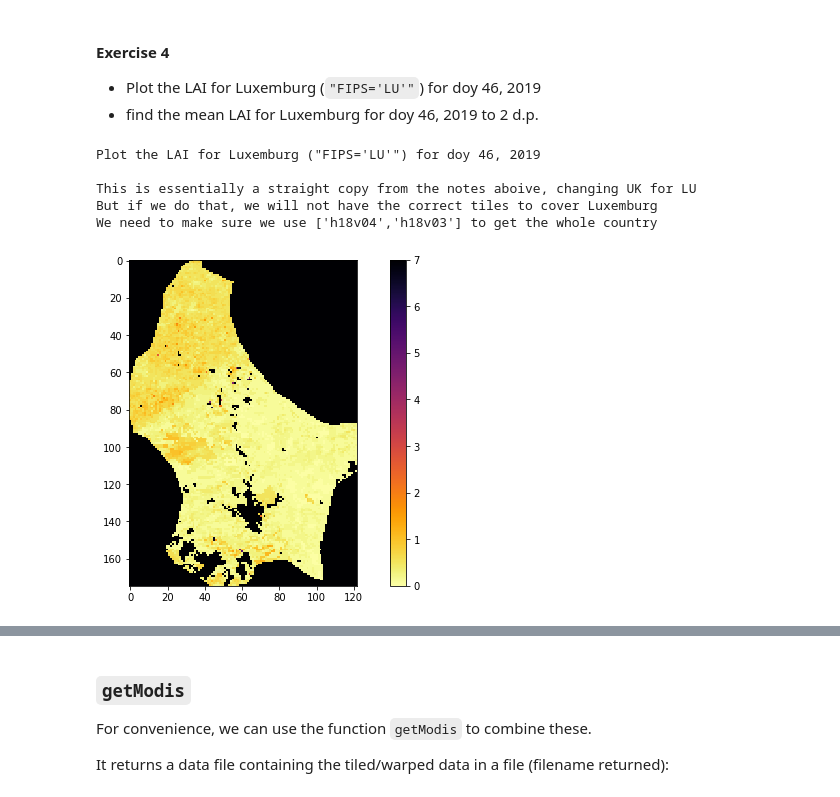
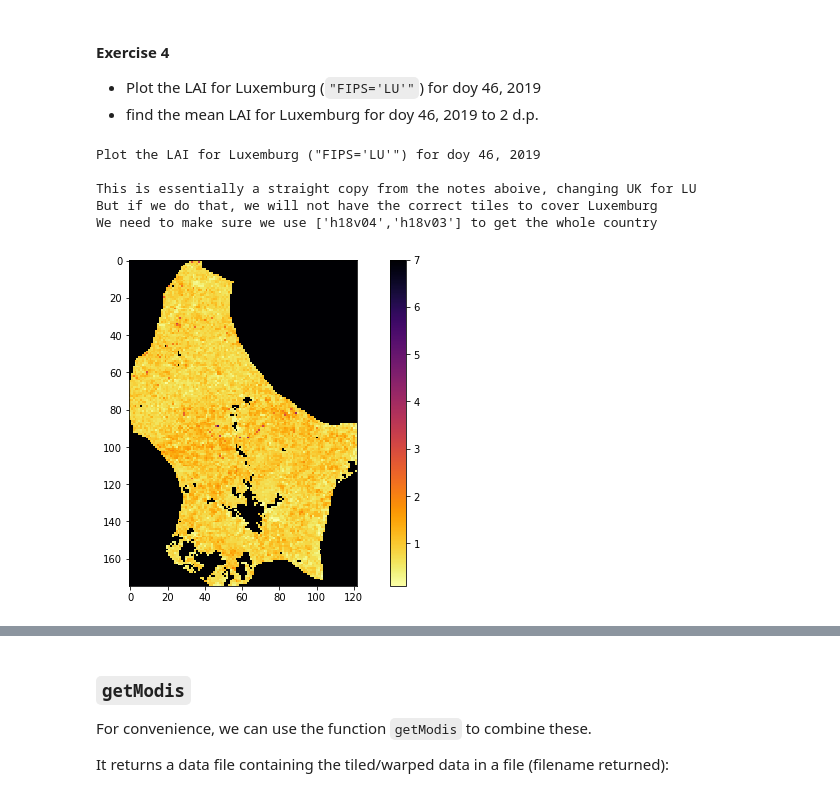
Before and after one commit to UCL-EO/geog0111, a Jupyter notebook: notebooks/040a_GDAL_mosaicing_and_masking_VIIRS.ipynb, the cells around one changed output, grey strips where cells are left out. Cells and saved outputs as stored; diff of their text form; code cells hidden in the pictures.

```diff
--- a/notebooks/040a_GDAL_mosaicing_and_masking_VIIRS.ipynb
+++ b/notebooks/040a_GDAL_mosaicing_and_masking_VIIRS.ipynb
@@ -237,7 +257,7 @@ tiles = doy_v.keys()
 # %% [markdown]
 Let's loop around now and go over each level of the dictionary to form the filenames:
 # %%
-for sds,sds_v in data_MCD15A3H.items():
+for sds,sds_v in data_VNP15A2H.items():
     print('sds',sds)
     for doy,doy_v in sds_v.items():
         print('doy',doy)
@@ -253,7 +273,7 @@ saving to work/stitch_Lai_500m_2019_041_Tiles_h17v03_h18v03_h17v04_h18v04.vrt
 # %% [markdown]
 Now let's call the `gdal.BuildVRT()` function information:
 # %%
-for sds,sds_v in data_MCD15A3H.items():
+for sds,sds_v in data_VNP15A2H.items():
     print('sds',sds)
     for doy,doy_v in sds_v.items():
         print('doy',doy)
@@ -262,6 +282,8 @@ for sds,sds_v in data_MCD15A3H.items():
 
         ofile = f"work/stitch_{sds}_{kwargs['year']}_{doy:03d}_{'Tiles_'+'_'.join(tiles)}.vrt"
         print(f'saving to {ofile}')
+
+        print(f'processing {list(doy_v.values())}')
         stitch_vrt = gdal.BuildVRT(ofile, list(doy_v.values()))
         del stitch_vrt
 # %% [output]
@@ -299,7 +330,7 @@ So we see that we now have 4800 columns by 4800 rows dataset, centered around 0
 # %%
 import matplotlib.pyplot as plt
 
-ofile = 'work/stitch_Lai_500m_2019_041_Tiles_h17v03_h18v03_h17v04_h18v04.vrt'
+ofile = 'work/stitch_Lai_2019_041_Tiles_h17v03_h18v03_h17v04_h18v04.vrt'
 stitch_vrt = gdal.Open(ofile)
 
 fig, axs = plt.subplots(1,1,figsize=(12,6))
@@ -328,9 +359,9 @@ that then generates a stitched VRT file with the appropriate data, and returns t
 Try to design the code so that you could specify multiple doys.
 # %%
 
-def stitchModisDate(year,doy,sds='Lai_500m',\
+def stitchModisDate(year,doy,sds='Lai',\
               tile=['h17v03','h18v03'],\
-              product='MCD15A3H'):
+              product='VNP15A2H',version=1):
     '''
     function called stitchModisDate with arguments:
 
@@ -339,9 +370,9 @@ def stitchModisDate(year,doy,sds='Lai_500m',\
 
     keywords/defaults:
 
-        sds      : 'Lai_500m'
+        sds      : 'Lai'
         tile     : ['h17v03','h18v03']
-        product  : 'MCD15A3H'
+        product  : 'VNP15A2H'
 
     generates a stitched VRT file with the appropriate data,
 
@@ -352,6 +383,7 @@ def stitchModisDate(year,doy,sds='Lai_500m',\
         'product'    : product,
         'tile'       : tile,
         'year'       : year,
+        'version'    : version,
         'doys'       : [doy],
         'sds'        : [sds]
     }
@@ -623,37 +656,38 @@ We need to make sure we use ['h18v04','h18v03'] to get the whole country
 # ['h18v04','h18v03']
 kwargs = {
     'tile'      :    ['h18v04','h18v03'],
-    'product'   :    'MCD15A3H',
-    'sds'       :    'Lai_500m',
+    'product'   :    'VNP15A2H',
+    'sds'       :    'Lai',
     'doy'       :     41,
+    'version'   :     1,
     'year'      :     2019
 }
 
 warp_args = {
     'dstNodata'     : 255,
     'format'        : 'MEM',
     'cropToCutline' : True,
     'cutlineWhere'  : "FIPS='LU'",
     'cutlineDSName' : 'data/TM_WORLD_BORDERS-0.3.shp'
 }
 
 vrtFile = stitchModisDate(**kwargs)
 
 # now warp it
 g = gdal.Warp("", vrtFile,**warp_args)
 
 fig, axs = plt.subplots(1,1,figsize=(12,6))
 im = axs.imshow(g.ReadAsArray()*0.1,vmax=7,\
                 cmap=plt.cm.inferno_r,interpolation='nearest')
 fig.colorbar(im, ax=axs)
 print(msg)
 # %% [output]
 Plot the LAI for Luxemburg ("FIPS='LU'") for doy 46, 2019
 
 This is essentially a straight copy from the notes aboive, changing UK for LU
 But if we do that, we will not have the correct tiles to cover Luxemburg
 We need to make sure we use ['h18v04','h18v03'] to get the whole country
-[figure, old version]
+[figure, new version]
 # %%
 import numpy as np
 msg = '''
```
Also changed, not shown: parts of 26 cells of this notebook, 3 other files.
